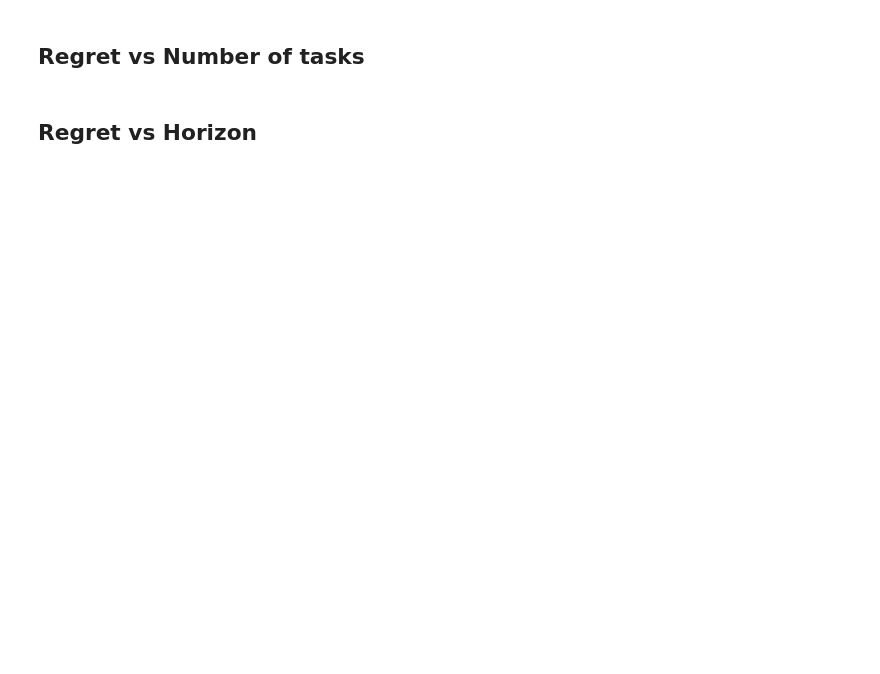
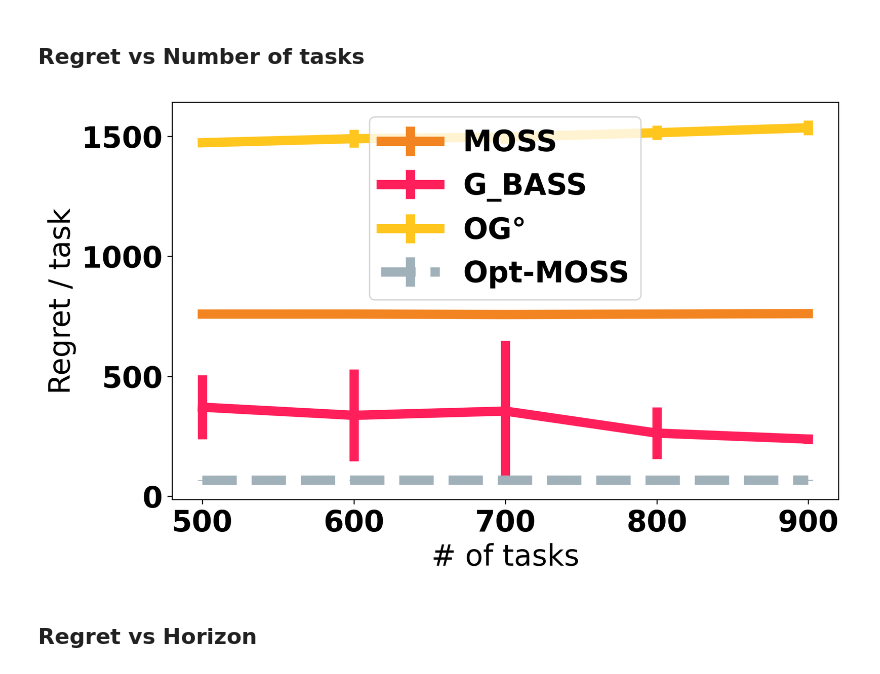
Before and after one commit to duongnhatthang/meta-bandit, a Jupyter notebook: main.ipynb, the cells around one changed output. Saved outputs shown, nothing was run; the diff lists cells and outputs as text; code cells hidden in the pictures; blank space fills up the shorter version.

```diff
--- a/main.ipynb
+++ b/main.ipynb
@@ -75,16 +60,12 @@ pass
 # %%
 # Plot from loaded cache file
-X = np.arange(100, 551, 100)
-# X = np.arange(500,910,100)
+X = np.arange(500, 911, 100)
 gap = kwargs['gap_constrain']
-regret_dict = pickle.load(open("results/cache_small/small_tasks.p", "rb"))
-# regret_dict = pickle.load(open("results/Adversarial2_tasks.p", "rb"))
-title = ''
-# title = f'{setting}:{N_ARMS} arms, horizon = {HORIZON}, and subset size = {OPT_SIZE}'
-xlabel, ylabel = '# of tasks', 'Regret / task'
-# plt.ylim([-5, 2000])
-utils.plot(X, regret_dict, title, xlabel, ylabel, **kwargs)
+regret_dict = pickle.load(open("results/cache_tasks.p", "rb"))
+utils.plot(X, regret_dict, '', '# of tasks', 'Regret / task', **kwargs)
 pass
+# %% [output]
+[figure, added]
 # %% [markdown]
 ## Regret vs Horizon
 # %%
```
Also changed, not shown: parts of 9 cells of this notebook, 12 other files.
